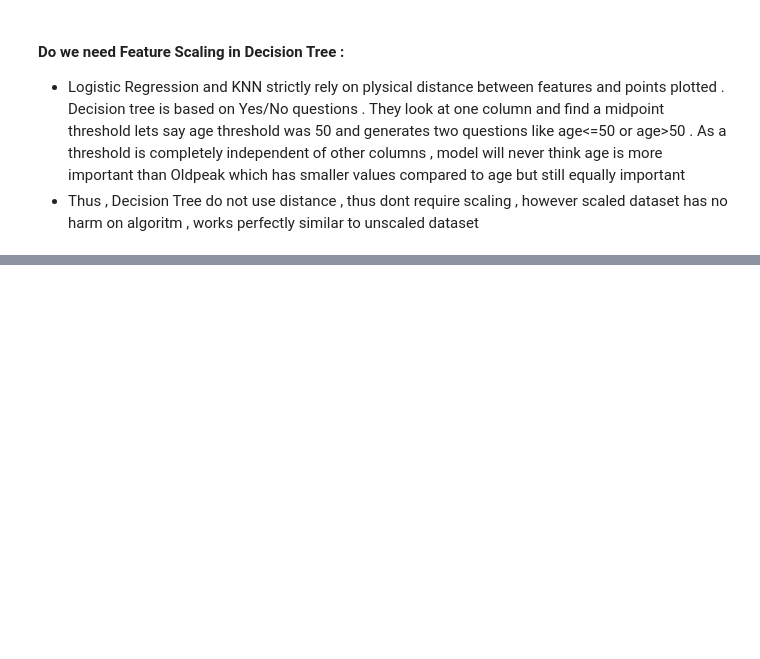
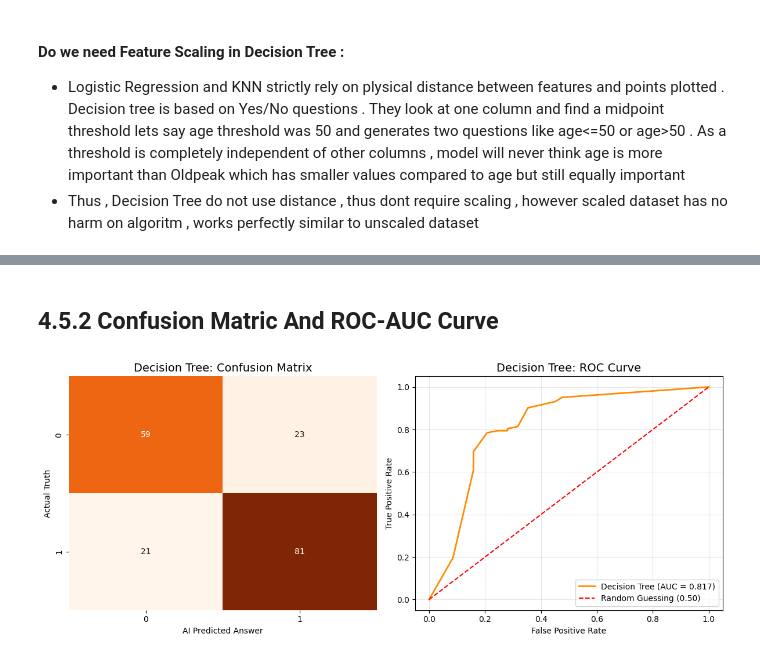
Before and after one commit to Tanish-30-08-2006/Heart-Disease-Prediction, a Jupyter notebook: notebooks/04_Model_Training_and_Verification.ipynb, the cells around one changed output, grey strips where cells are left out. Saved outputs shown, nothing was run; the diff lists cells and outputs as text; code cells hidden in the pictures; blank space fills up the shorter version.

Commit message:
feat: model creation process : calculated accuracy scores as f1/recall/sensitivity/accuracy/auc scores for decision tree with max_depth = 5

```diff
--- a/notebooks/04_Model_Training_and_Verification.ipynb
+++ b/notebooks/04_Model_Training_and_Verification.ipynb
@@ -595,0 +598,8 @@ plt.show()
+# %%
+from sklearn.tree import DecisionTreeClassifier
+
+dt_model = DecisionTreeClassifier(criterion = 'entropy' ,  max_depth = 5 , random_state = 42)
+dt_model.fit(X_train, y_train)
+
+y_pred_dt = dt_model.predict(X_test)
+y_prob_dt = dt_model.predict_proba(X_test)[:, 1]
@@ -595,0 +633,35 @@ plt.show()
+# %% [markdown]
+## 4.5.2 Confusion Matric And ROC-AUC Curve
+# %%
+plt.figure(figsize=(12, 5))
+
+# ---------------------------------------------------------
+# VISUAL 1: The Confusion Matrix
+# ---------------------------------------------------------
+plt.subplot(1, 2, 1)
+cm_dt = confusion_matrix(y_test, y_pred_dt)
+sns.heatmap(cm_dt, annot=True, fmt='d', cmap='Oranges', cbar=False)
+plt.title('Decision Tree: Confusion Matrix', fontsize=14)
+plt.xlabel('AI Predicted Answer')
+plt.ylabel('Actual Truth')
+
+# ---------------------------------------------------------
+# VISUAL 2: The ROC Curve
+# ---------------------------------------------------------
+plt.subplot(1, 2, 2)
+# Decision Trees also output rigid fractions (like KNN), so we expect a jagged line
+fpr_dt, tpr_dt, _ = roc_curve(y_test, y_prob_dt)
+
+plt.plot(fpr_dt, tpr_dt, color='darkorange', linewidth=2, label=f'Decision Tree (AUC = {auc_dt:.3f})')
+plt.plot([0, 1], [0, 1], color='red', linestyle='--', label='Random Guessing (0.50)')
+
+plt.title('Decision Tree: ROC Curve', fontsize=14)
+plt.xlabel('False Positive Rate')
+plt.ylabel('True Positive Rate')
+plt.legend(loc='lower right')
+plt.grid(alpha=0.3)
+
+plt.tight_layout()
+plt.show()
+# %% [output]
+[figure, added]
```
Also changed, not shown: parts of 6 cells of this notebook.
